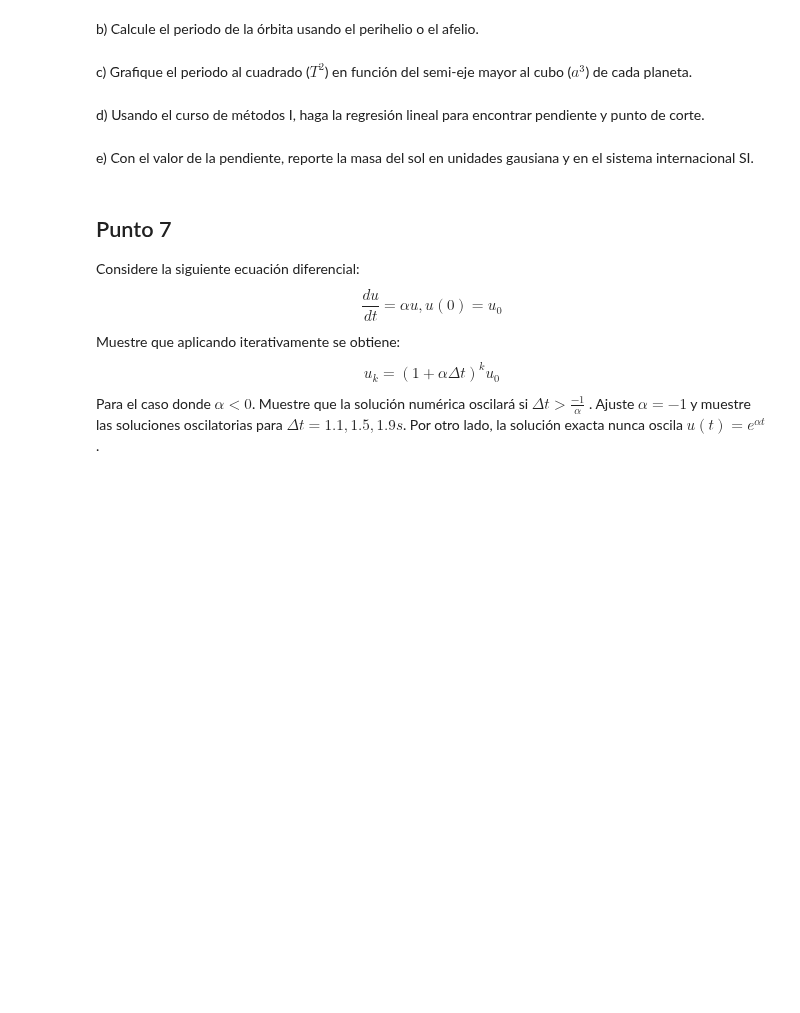
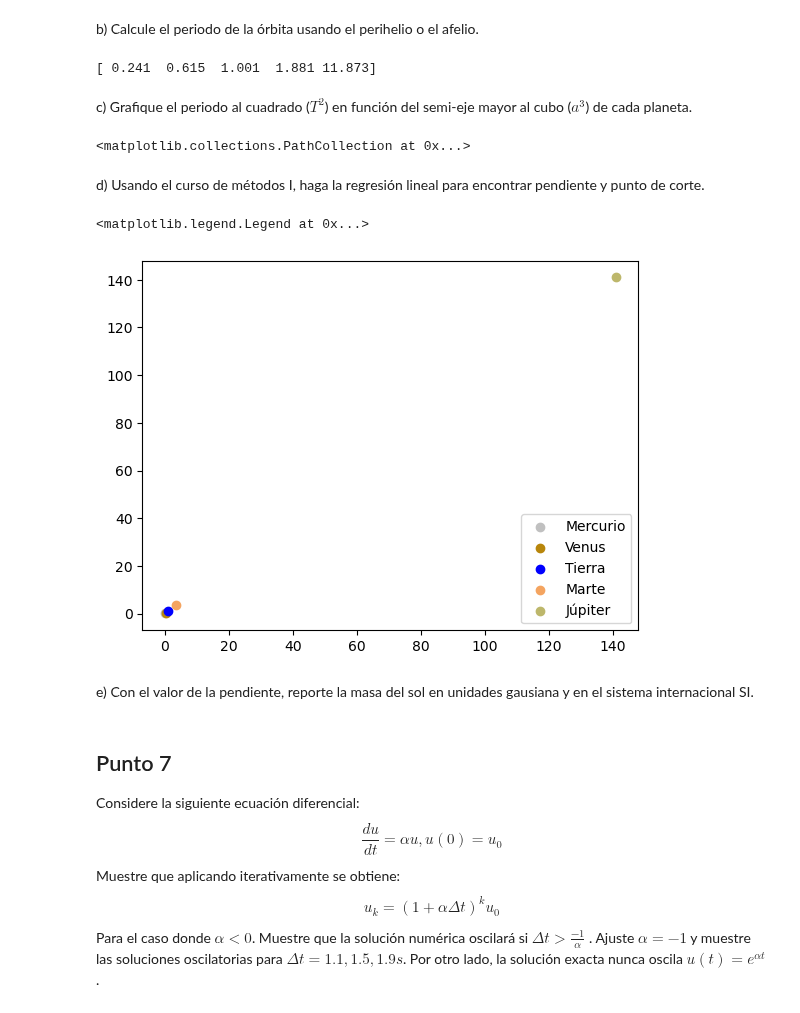
Before and after one commit to aleste2123/MetodosII_EdwardManosalva_EstebanParra, a Jupyter notebook: Tarea_1/Tarea1.ipynb, the cells around one changed output. Drawn from its saved outputs; the diff is of its cells as text; code cells hidden in the pictures; blank space fills up the shorter version.

```diff
--- a/Tarea_1/Tarea1.ipynb
+++ b/Tarea_1/Tarea1.ipynb
@@ -392,7 +392,7 @@ a) Tome los semi-ejes mayores y excentricidad de Internet.
 # %%
 def GetPlanetas(t):
 
-    Mercurio = Planeta(0.2056,0.307,t)
+    Mercurio = Planeta(0.2056,0.387,t)
     Venus = Planeta(0.0067,0.7233,t)
     Tierra = Planeta(0.01671,1.,t)
     Marte = Planeta(0.093,1.524,t)
@@ -402,7 +402,7 @@ def GetPlanetas(t):
     return [Mercurio,Venus,Tierra,Marte,Jupiter]
 # %%
 dt = 0.001
-tmax = 5
+tmax = 50
 t = np.arange(0.,tmax,dt)
 Planetas = GetPlanetas(t)
 # %%
@@ -512,10 +505,38 @@ Animation = anim.FuncAnimation(fig,Update,frames=len(t1),init_func=init)
 [interactive output not drawn]
 # %% [markdown]
 b) Calcule el periodo de la órbita usando el perihelio o el afelio.
+# %%
+periodos = np.array([])
+
+for planeta in Planetas:
+    perihelio = planeta.GetPerihelio()
+    periodos = np.append(periodos, perihelio[1] - perihelio[0])
+
+print(periodos)
+# %% [output]
+[ 0.241  0.615  1.001  1.881 11.873]
 # %% [markdown]
 c) Grafique el periodo al cuadrado ($T^2$) en función del semi-eje mayor al cubo ($a^3$) de cada planeta.
+# %%
+semi_eje_mayor=np.array([0.387,0.723,1.0,1.524,5.2044])**3
+periodo_cuadrado = periodos**2
+
+plt.scatter(semi_eje_mayor[0],periodo_cuadrado[0],color="red")
+# %% [output]
+<matplotlib.collections.PathCollection at 0x...>
 # %% [markdown]
 d) Usando el curso de métodos I, haga la regresión lineal para encontrar pendiente y punto de corte.
+# %%
+semi_eje_mayor = np.array([0.387, 0.723, 1.0, 1.524, 5.2044])**3
+periodo_cuadrado = periodos**2
+Nombre = ["Mercurio", "Venus", "Tierra", "Marte", "Júpiter"]
+
+for i in range(len(Nombre)):
+    plt.scatter(semi_eje_mayor[i], periodo_cuadrado[i], color=colors[i], label=Nombre[i])
+plt.legend(loc='lower right')
+# %% [output]
+<matplotlib.legend.Legend at 0x...>
+[figure, added]
 # %% [markdown]
 e) Con el valor de la pendiente, reporte la masa del sol en unidades gausiana y en el sistema internacional SI.
 # %% [markdown]
```
Also changed, not shown: parts of 4 cells of this notebook.
